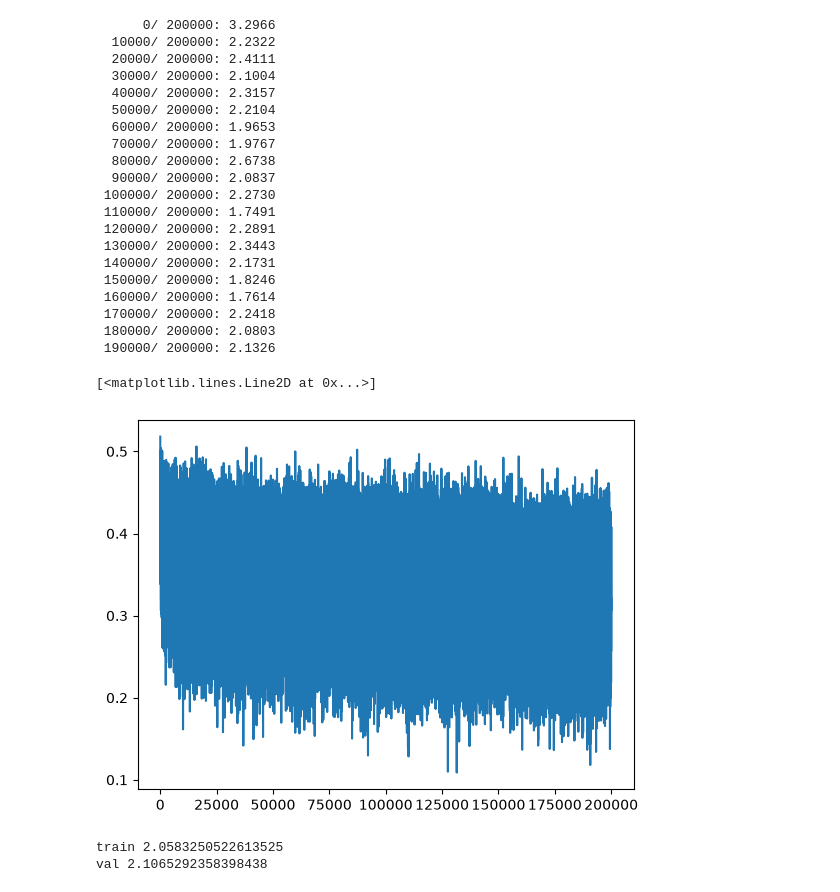
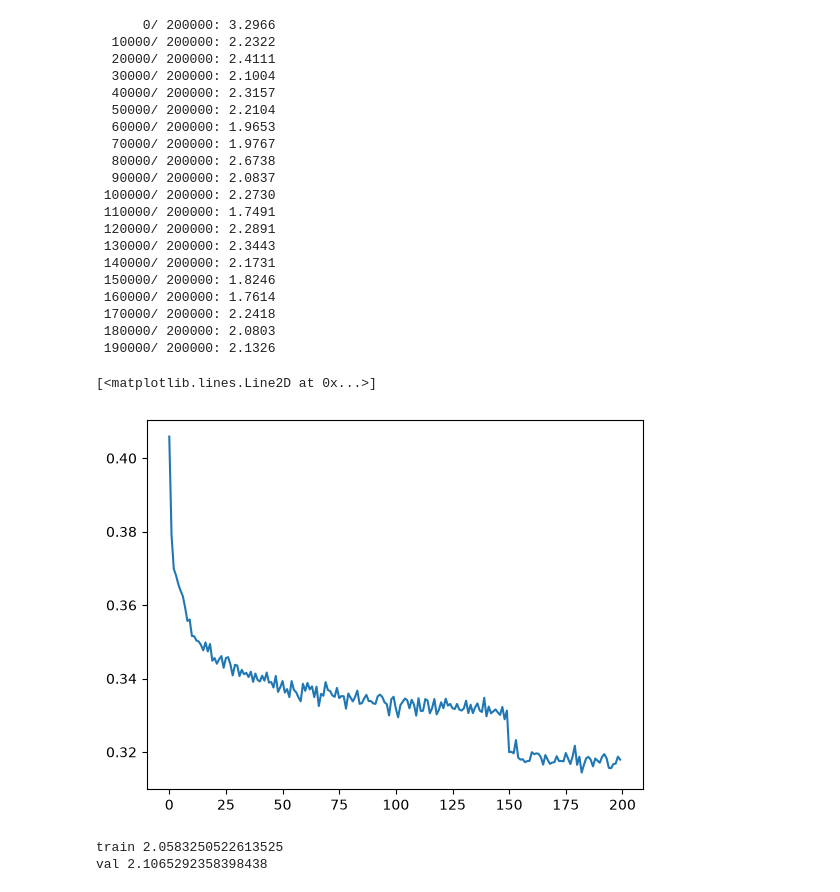
Before and after one commit to SWARITSHUKLA/wavenet, a Jupyter notebook: model_main.ipynb, the cells around one changed output. Cells and saved outputs as stored; diff of their text form; code cells hidden in the pictures.

Commit message:
Fixed the graph for lo;ss visualizatoin

```diff
--- a/model_main.ipynb
+++ b/model_main.ipynb
@@ -243,11 +243,15 @@ for i in range(max_steps):
  170000/ 200000: 2.2418
  180000/ 200000: 2.0803
  190000/ 200000: 2.1326
-# %%
-plt.plot(lossi)
-# %% [output]
-[<matplotlib.lines.Line2D at 0x...>]
-[figure, removed]
+# %%
+plt.plot(torch.tensor(lossi).view(-1, 1000).mean(1))
+#here we are fixing the visualization of the loss the above loss is all over the palce and its hard to visualize
+#but in this code we are viewing the python list in a format where we get whatever rows(thats why we placed -1 there) in this case it turn out to be 200
+# and we set the column to 1000, so now the each row contains 1000 loss numbers and then we are calculating mean along the rows -->
+#then we are plotting those 200 values and getting a neat graph that we can visualize
+# %% [output]
+[<matplotlib.lines.Line2D at 0x...>]
+[figure, added]
 # %%
 # put layers into eval mode (needed for batchnorm especially)
 for layer in layers:
```
Also changed, not shown: 1 other file.
